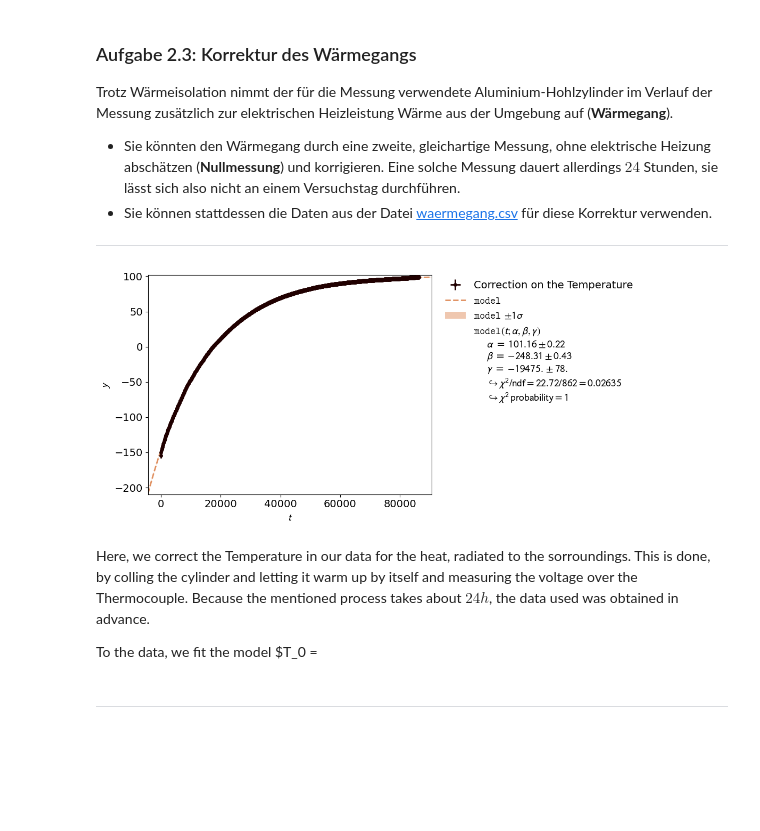
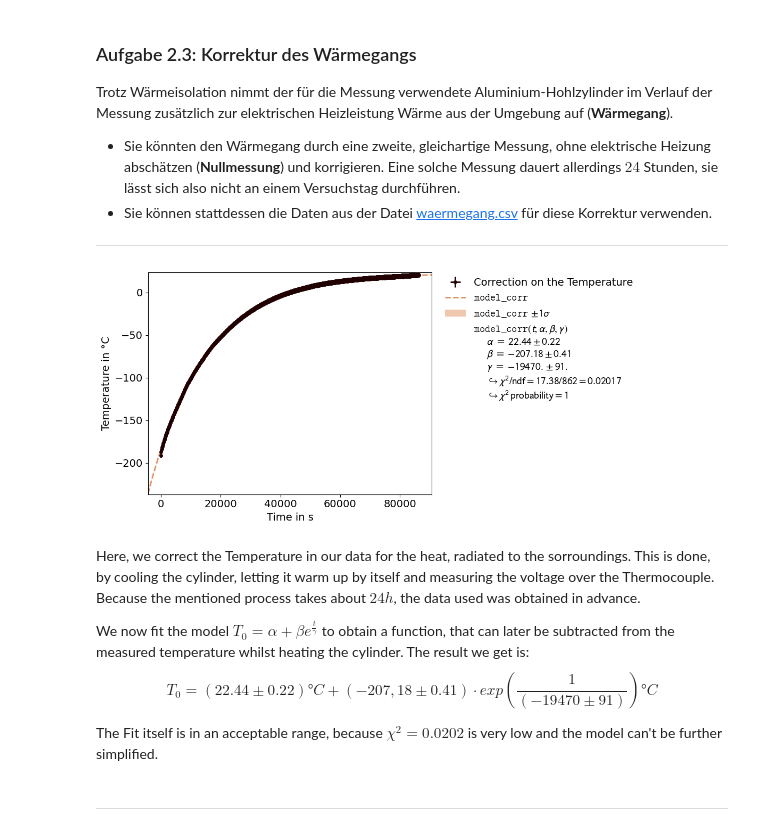
Before and after one commit to MRNock04/P2, a Jupyter notebook: Spezifische_Waermekapazitaet/Spezifische_Waermekapazitaet.ipynb, the cells around one changed output. Cells and saved outputs as stored; diff of their text form; code cells hidden in the pictures; blank space fills up the shorter version.

```diff
--- a/Spezifische_Waermekapazitaet/Spezifische_Waermekapazitaet.ipynb
+++ b/Spezifische_Waermekapazitaet/Spezifische_Waermekapazitaet.ipynb
@@ -112,6 +112,12 @@ def std_weighted_mean_gauss(arr):
     arr_bar = weighted_mean_gauss(arr)
     return np.sqrt( (N/(N-1)) * np.sum( (unp.nominal_values(arr)-arr_bar)**2 / unp.std_devs(arr) ) / np.sum( 1/unp.std_devs(arr) ) )
 
+def calculate_T(V):
+    return ufloat(136.1,0.54) * unp.sqrt(V + ufloat(7.587,0.035)) - ufloat(373.9,2.3)
+
+def correction_T(t):
+    return  ufloat(22.44,0.22) + ufloat(-207.18,0.41) * unp.exp(t / ufloat(-19470,91))
+
 # specific heat capacity of water at room temperature
 c_H2O = 4184 # J/kg K
 # %% [markdown]
@@ -396,34 +392,36 @@ Trotz Wärmeisolation nimmt der für die Messung verwendete Aluminium-Hohlzylind
 # %%
 # reading the data
 data = pd.read_csv('params/waermegang.csv')
 
 T_diss = [x.nominal_value for x in calculate_T(data['U'])][::10]
 t_diss = data['t'][::10]
 
 T_diss_err = [x.std_dev for x in calculate_T(data['U'])][::10]
 
 # definign the model_function
-def model(t,alpha=20,beta=-200,gamma=-20000):
+def model_corr(t,alpha=20,beta=-200,gamma=-20000):
     return alpha + beta * np.exp(t/gamma)
 
 # making a fit
 xy_data = kafe2.XYContainer(t_diss,T_diss)
 xy_data.label = 'Correction on the Temperature'
+xy_data.axis_labels = ('Time in s','Temperature in °C')
 
-fit = kafe2.XYFit(xy_data,model)
-fit.add_error('y',T_diss_err)
-fit.do_fit()
+corr = kafe2.XYFit(xy_data,model_corr)
+corr.add_error('y',T_diss_err)
+corr.do_fit()
 
-plot = kafe2.plot(fit)
+plot = kafe2.plot(corr)
 plt.show()
-
-# defining a function for the corretion on the Temperature
 # %% [output]
-[figure, old version]
+[figure, new version]
 # %% [markdown]
-Here, we correct the Temperature in our data for the heat, radiated to the sorroundings. This is done, by colling the cylinder and letting it warm up by itself and measuring the voltage over the Thermocouple. Because the mentioned process takes about $24h$, the data used was obtained in advance.
+Here, we correct the Temperature in our data for the heat, radiated to the sorroundings. This is done, by cooling the cylinder, letting it warm up by itself and measuring the voltage over the Thermocouple. Because the mentioned process takes about $24h$, the data used was obtained in advance.
 
-To the data, we fit the model $T_0 =
+We now fit the model $T_0 = \alpha + \beta e^{\frac{t}{\gamma}}$ to obtain a function, that can later be subtracted from the measured temperature whilst heating the cylinder. The result we get is:
+$$T_0 = (22.44\pm0.22)°C + (-207,18\pm0.41) \cdot exp(\frac{1}{(-19470\pm91)})°C$$
+
+The Fit itself is in an acceptable range, because $\chi^2 = 0.0202$ is very low and the model can't be further simplified.
 # %% [markdown]
 ---
 # %% [markdown]
```
Also changed, not shown: parts of 4 cells of this notebook.
